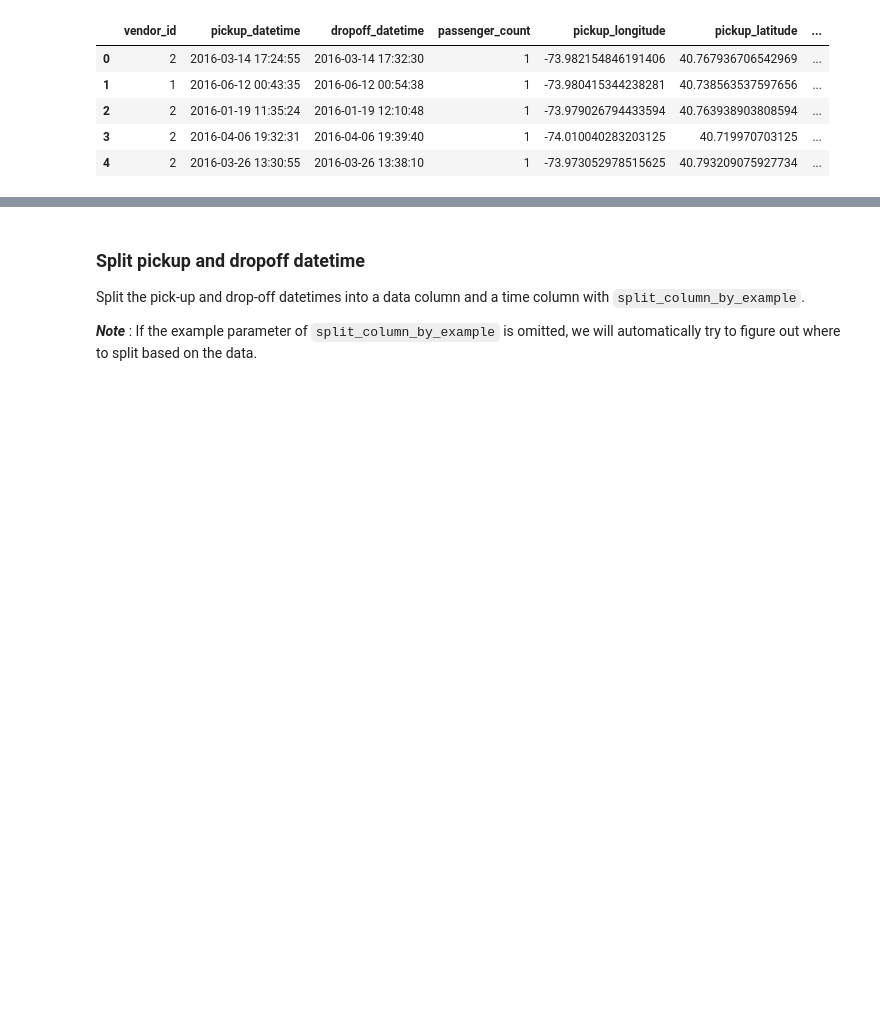
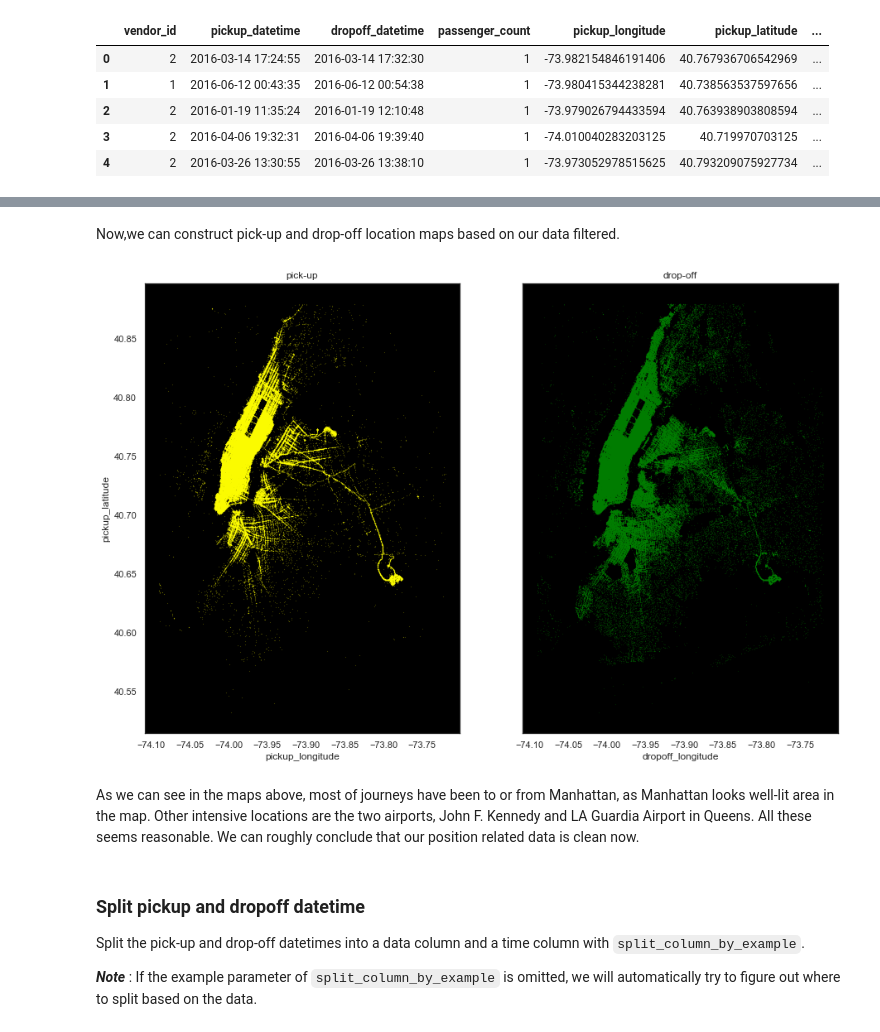
Before and after one commit to tikyau/Demo-Azure-Machine-Learning-SDKs, a Jupyter notebook: Data preparation.ipynb, the cells around one changed output, grey strips where cells are left out. Cells and saved outputs as stored; diff of their text form; code cells hidden in the pictures; blank space fills up the shorter version.

Commit message:
add data viz part

```diff
--- a/Data preparation.ipynb
+++ b/Data preparation.ipynb
@@ -163,3 +233,22 @@ dataflow.keep_columns(columns=[
+# %% [markdown]
+Now,we can construct pick-up and drop-off location maps based on our data filtered.
+# %%
+# change dataflow to dataframe
+df_tmp = dataflow.to_pandas_dataframe()
+# %%
+f, (ax1, ax2) = plt.subplots(1, 2, sharey=True,figsize=(15,10))
+
+df_tmp.plot(kind='scatter', x='pickup_longitude', y='pickup_latitude', color='yellow', s=.02, alpha=.6, subplots=True, ax=ax1)
+ax1.set_title("pick-up")
+ax1.set_facecolor('black')
+
+df_tmp.plot(kind='scatter', x='dropoff_longitude', y='dropoff_latitude', color='green', s=.02, alpha=.6, subplots=True, ax=ax2)
+ax2.set_title("drop-off")
+ax2.set_facecolor('black')
+# %% [output]
+[figure, added]
+# %% [markdown]
+As we can see in the maps above, most of journeys have been to or from Manhattan, as Manhattan looks well-lit area in the map. Other intensive locations are the two airports, John F. Kennedy and LA Guardia Airport in Queens. All these seems reasonable. We can roughly conclude that our position related data is clean now.
 # %% [markdown]
 ### Split pickup and dropoff datetime
 
```
Also changed, not shown: parts of 15 cells of this notebook.
